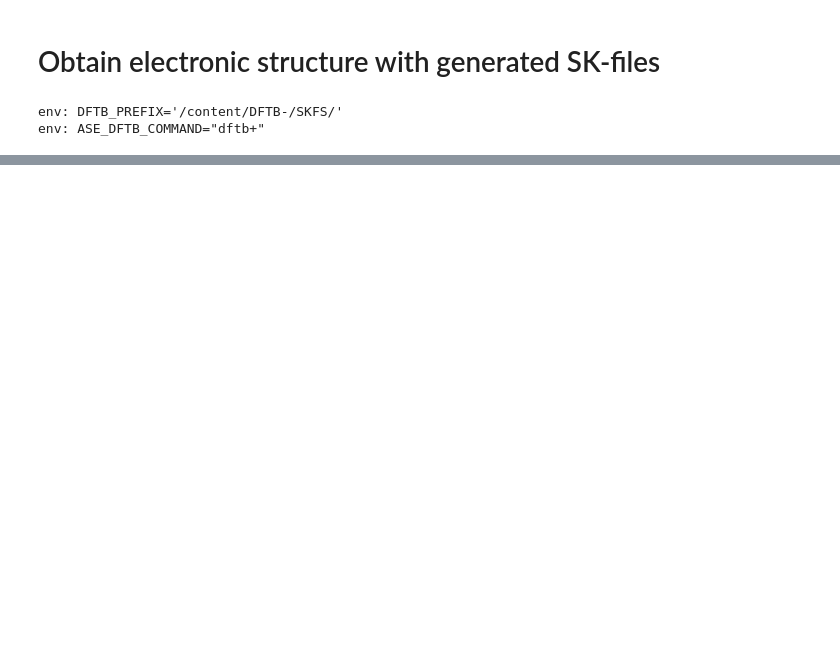
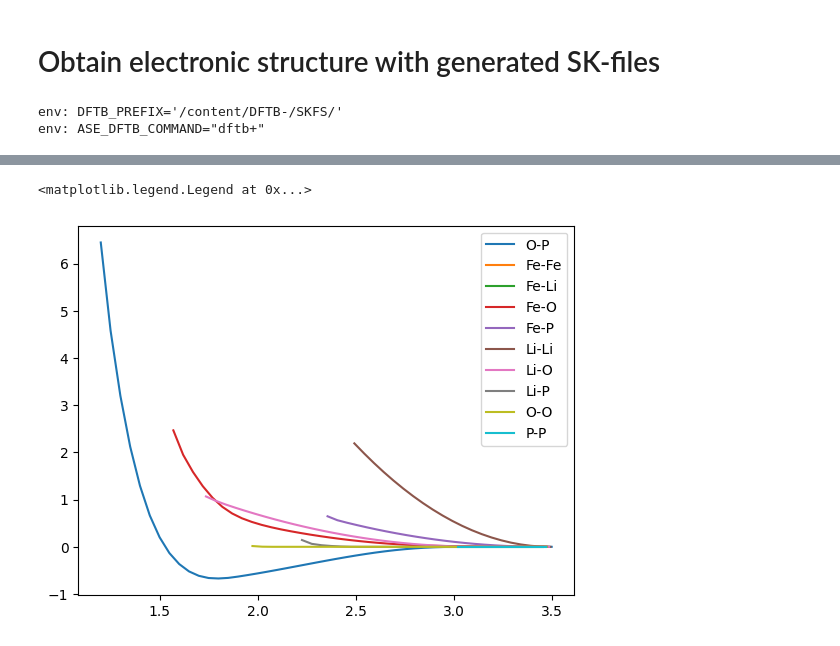
Before and after one commit to drdamia/DFTB-, a Jupyter notebook: Rep_gen.ipynb, the cells around one changed output, grey strips where cells are left out. Saved outputs shown, nothing was run; the diff lists cells and outputs as text; code cells hidden in the pictures; blank space fills up the shorter version.

```diff
--- a/Rep_gen.ipynb
+++ b/Rep_gen.ipynb
@@ -155,9 +163,25 @@ from ccs_fit.fitting.main import twp_fit as ccs_fit
 input={
         "General": {
                 "Interface": "DFTB",
+                "FitForces": "True",
+                "DoUnconstrainedFit": "True",
         },
         "TrainSet": "/content/DFTB-/train.db",
-        "TrainSetDFTB": "/content/DFTB.db"
+        "TrainSetDFTB": "/content/DFTB.db",
+                "Twobody": {
+                "Xx-Xx": {
+                        "Rcut": 3.5,
+                        "Resolution": 0.05,
+                        "SwType": "rep",
+                        "ConstType": "Mono"
+                },
+                "O-P": {
+                        "Rcut": 3.5,
+                        "Resolution": 0.05,
+                        "SwType": "sw",
+                        "ConstType": "Mono"
+                },
+        },
 }
 
 #SAVE TO FILE
@@ -208,0 +230,16 @@ Keys: idx
+# %%
+import matplotlib.pyplot as plt
+import numpy as np
+import json
+
+with open("CCS_params.json","r") as f:
+  data=json.load(f)
+
+
+for pair in data['Two_body']:
+  plt.plot(data['Two_body'][pair]["r"],data['Two_body'][pair]["spl_a"],label=pair)
+
+plt.legend()
+# %% [output]
+<matplotlib.legend.Legend at 0x...>
+[figure, added]
```
Also changed, not shown: parts of 9 cells of this notebook.
